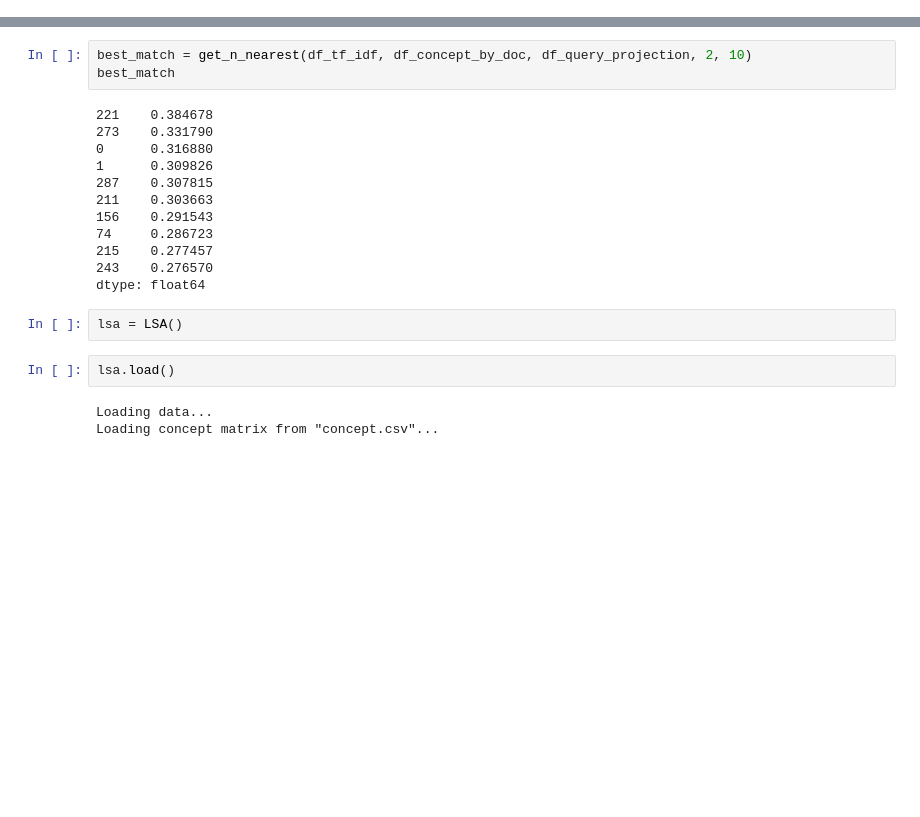
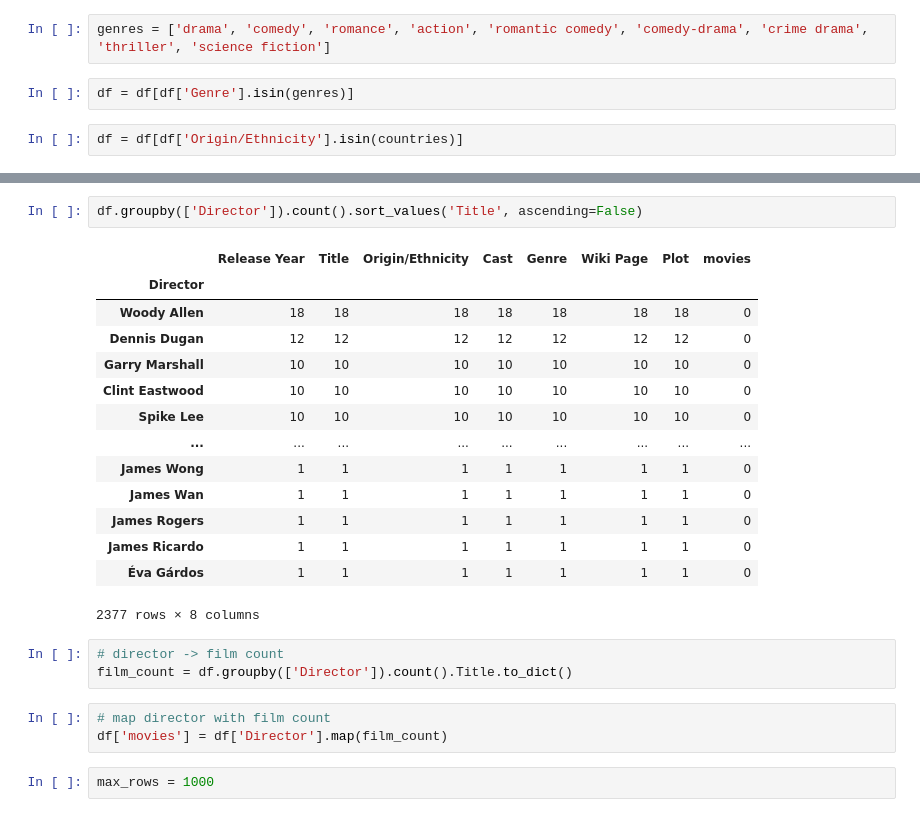
Before and after one commit to klesnkri/lsa-model, a Jupyter notebook: lsa/data.ipynb, the cells around one changed output, grey strips where cells are left out. Drawn from its saved outputs; the diff is of its cells as text; blank space fills up the shorter version.

```diff
--- a/lsa/data.ipynb
+++ b/lsa/data.ipynb
@@ -63 +114,7 @@ df_frequency
+# %%
+genres = ['drama', 'comedy', 'romance', 'action', 'romantic comedy', 'comedy-drama', 'crime drama', 'thriller', 'science fiction']
+# %%
+df = df[df['Genre'].isin(genres)]
+# %%
+df = df[df['Origin/Ethnicity'].isin(countries)]
 # %%
@@ -127,22 +124,25 @@ display(pd.DataFrame(df_concept_by_doc.idxmax()).transpose())
-# %%
-best_match = get_n_nearest(df_tf_idf, df_concept_by_doc, df_query_projection, 2, 10)
-best_match
-# %% [output]
-221    0.384678
-273    0.331790
-0      0.316880
-1      0.309826
-287    0.307815
-211    0.303663
-156    0.291543
-74     0.286723
-215    0.277457
-243    0.276570
-dtype: float64
-# %%
-lsa = LSA()
-# %%
-lsa.load()
-# %% [output]
-Loading data...
-Loading concept matrix from "concept.csv"...
+# %%
+df.groupby(['Director']).count().sort_values('Title', ascending=False)
+# %% [output]
+|  | Release Year | Title | Origin/Ethnicity | Cast | Genre | Wiki Page | Plot | movies |
+| Director |  |  |  |  |  |  |  |  |
+| Woody Allen | 18 | 18 | 18 | 18 | 18 | 18 | 18 | 0 |
+| Dennis Dugan | 12 | 12 | 12 | 12 | 12 | 12 | 12 | 0 |
+| Garry Marshall | 10 | 10 | 10 | 10 | 10 | 10 | 10 | 0 |
+| Clint Eastwood | 10 | 10 | 10 | 10 | 10 | 10 | 10 | 0 |
+| Spike Lee | 10 | 10 | 10 | 10 | 10 | 10 | 10 | 0 |
+| ... | ... | ... | ... | ... | ... | ... | ... | ... |
+| James Wong | 1 | 1 | 1 | 1 | 1 | 1 | 1 | 0 |
+| James Wan | 1 | 1 | 1 | 1 | 1 | 1 | 1 | 0 |
+| James Rogers | 1 | 1 | 1 | 1 | 1 | 1 | 1 | 0 |
+| James Ricardo | 1 | 1 | 1 | 1 | 1 | 1 | 1 | 0 |
+| Éva Gárdos | 1 | 1 | 1 | 1 | 1 | 1 | 1 | 0 |
+2377 rows × 8 columns
+# %%
+# director -> film count
+film_count = df.groupby(['Director']).count().Title.to_dict()
+# %%
+# map director with film count
+df['movies'] = df['Director'].map(film_count)
+# %%
+max_rows = 1000
```
Also changed, not shown: parts of 20 cells of this notebook, 7 other files.
